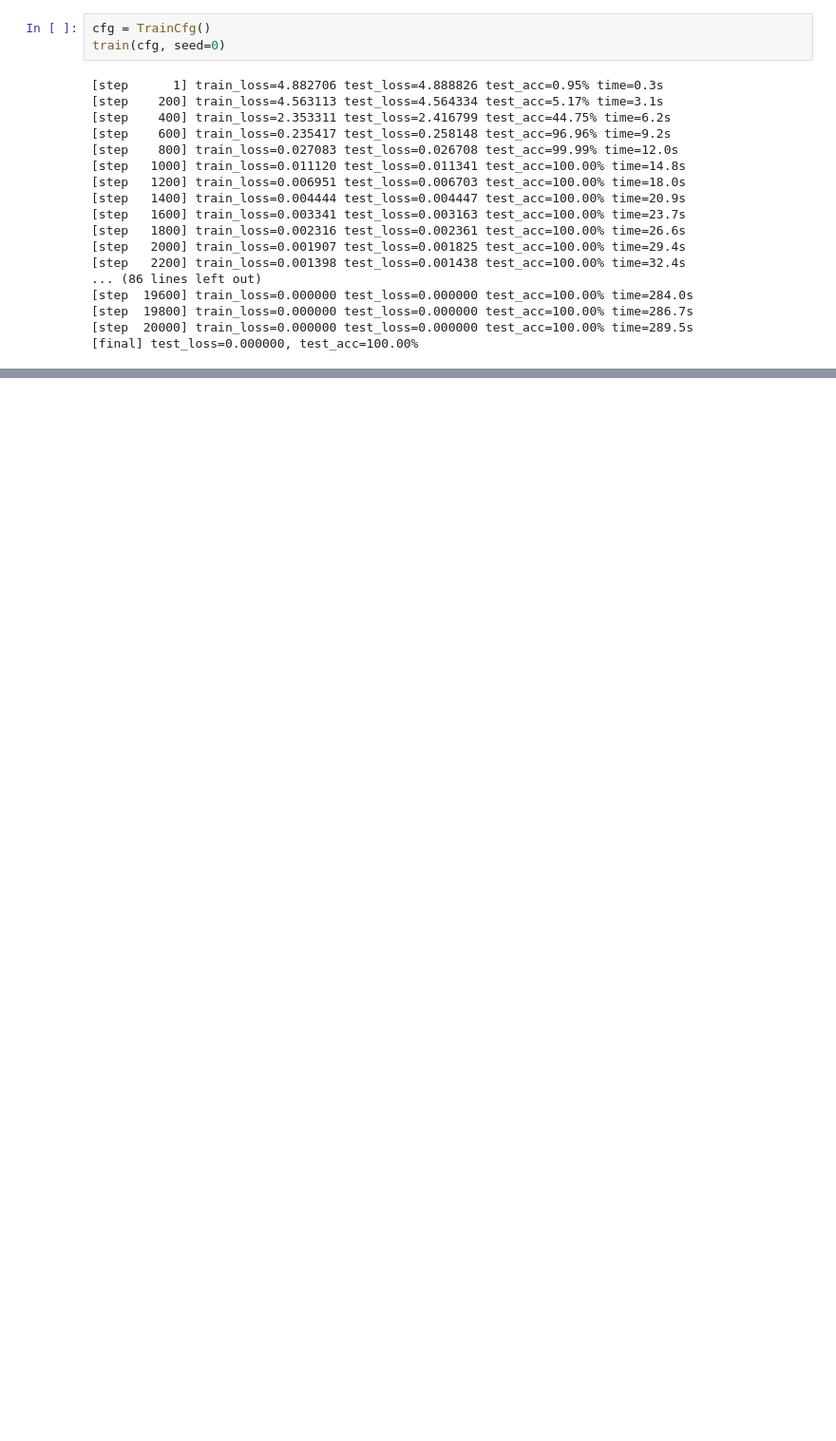
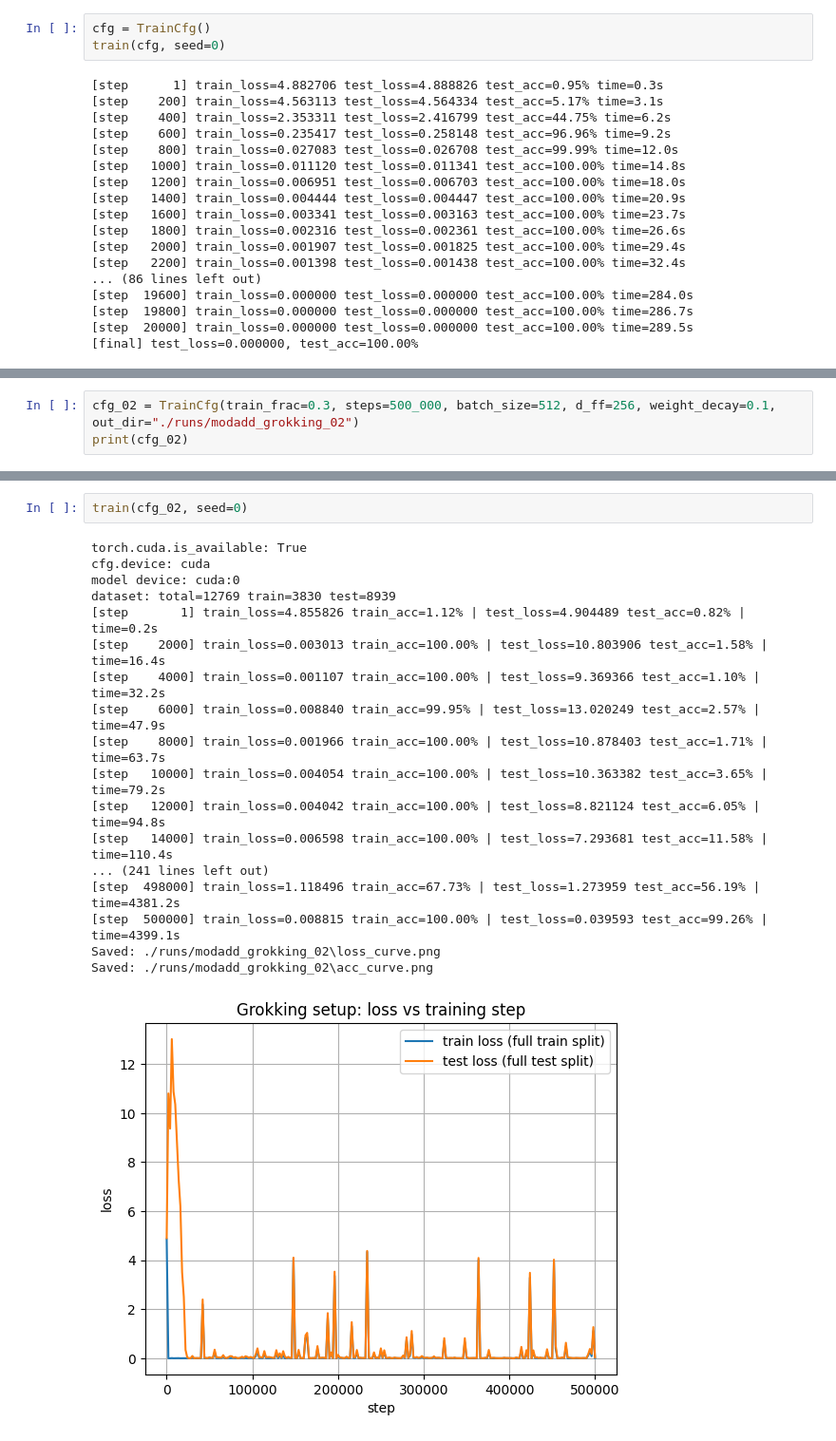
Before and after one commit to Workman706/M3R_TDA_trainingdynamics, a Jupyter notebook: demo2.ipynb, the cells around one changed output, grey strips where cells are left out. Shown at 95% size. Saved outputs shown, nothing was run; the diff lists cells and outputs as text; blank space fills up the shorter version.

```diff
--- a/demo2.ipynb
+++ b/demo2.ipynb
@@ -603,0 +612,3 @@ Saved: ./runs/modadd_grokking/acc_curve.png
+# %%
+cfg_02 = TrainCfg(train_frac=0.3, steps=500_000, batch_size=512, d_ff=256, weight_decay=0.1, out_dir="./runs/modadd_grokking_02")
+print(cfg_02)
@@ -603,0 +633,21 @@ Saved: ./runs/modadd_grokking/acc_curve.png
+# %%
+train(cfg_02, seed=0)
+# %% [output]
+torch.cuda.is_available: True
+cfg.device: cuda
+model device: cuda:0
+dataset: total=12769 train=3830 test=8939
+[step       1] train_loss=4.855826 train_acc=1.12% | test_loss=4.904489 test_acc=0.82% | time=0.2s
+[step    2000] train_loss=0.003013 train_acc=100.00% | test_loss=10.803906 test_acc=1.58% | time=16.4s
+[step    4000] train_loss=0.001107 train_acc=100.00% | test_loss=9.369366 test_acc=1.10% | time=32.2s
+[step    6000] train_loss=0.008840 train_acc=99.95% | test_loss=13.020249 test_acc=2.57% | time=47.9s
+[step    8000] train_loss=0.001966 train_acc=100.00% | test_loss=10.878403 test_acc=1.71% | time=63.7s
+[step   10000] train_loss=0.004054 train_acc=100.00% | test_loss=10.363382 test_acc=3.65% | time=79.2s
+[step   12000] train_loss=0.004042 train_acc=100.00% | test_loss=8.821124 test_acc=6.05% | time=94.8s
+[step   14000] train_loss=0.006598 train_acc=100.00% | test_loss=7.293681 test_acc=11.58% | time=110.4s
+... (241 lines left out)
+[step  498000] train_loss=1.118496 train_acc=67.73% | test_loss=1.273959 test_acc=56.19% | time=4381.2s
+[step  500000] train_loss=0.008815 train_acc=100.00% | test_loss=0.039593 test_acc=99.26% | time=4399.1s
+Saved: ./runs/modadd_grokking_02\loss_curve.png
+Saved: ./runs/modadd_grokking_02\acc_curve.png
+[figure, added]
```
Also changed, not shown: parts of 9 cells of this notebook, 5 other files.
